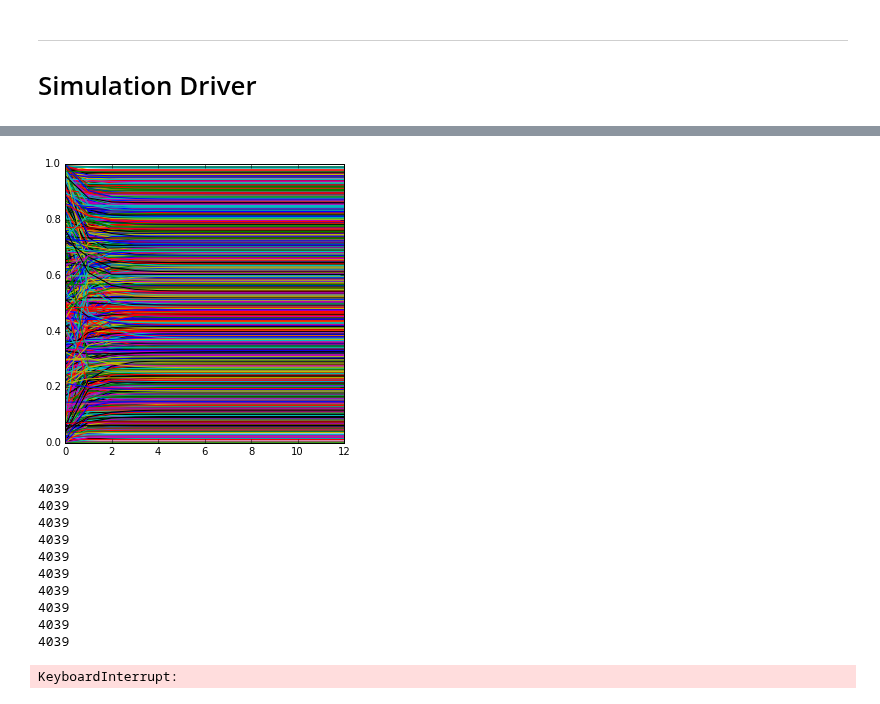
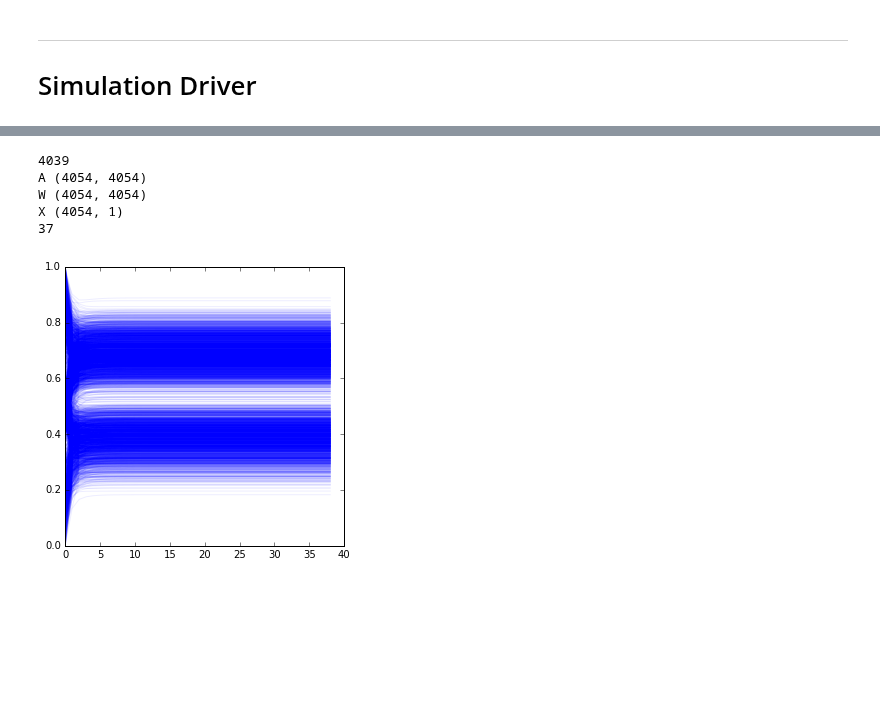
Before and after one commit to cocochrane/CS280R_FinalProject, a Jupyter notebook: Network Simulations.ipynb, the cells around one changed output, grey strips where cells are left out. Drawn from its saved outputs; the diff is of its cells as text; code cells hidden in the pictures; blank space fills up the shorter version.

```diff
--- a/Network Simulations.ipynb
+++ b/Network Simulations.ipynb
@@ -315,7 +463,7 @@ def initiate_matrices(num_news, num_fake_news, weight_for_significant_others, we
     ###########################
     A_matrix = construct_A_matrix(num_news,num_fake_news)
     W_matrix, news_sites, fake_news_sites, democrats, republicans = construct_W_matrix(A_matrix,total_network,num_news,num_fake_news,weight_for_significant_others,weight_given_to_news_sources,number_news_connections)
-    X_matrix = construct_X0_matrix(news_sites, fake_news_sites, democrats, republicans)
+    X_matrix = construct_X0_matrix_Gaussian(news_sites, fake_news_sites, democrats, republicans)
 
     return W_matrix, A_matrix, X_matrix
 # %%
@@ -451,42 +580,61 @@ KeyboardInterrupt:
+# %%
+#######Parameters#########
+num_news = 7
+num_fake_news = 8
+weight_for_significant_others = 0.2
+weight_given_to_news_sources = 0
+number_news_connections = 2
+###########################
+tol = 10**(-10) # change the tolerance if needed for convergence
+
+count = 0
+W, A, X = initiate_matrices(num_news, num_fake_news, weight_for_significant_others, weight_given_to_news_sources, number_news_connections)
+print("A",A.shape)
+print("W",W.shape)
+print("X",X.shape)
+#####Check###
+#check_W(W)
+#check_A(A)
+#check_X0(X)
+############
+
+X0 = X[:,:]
+X_new = update_beliefs(A, W, X, X0)
+
+belief_results =  [X0, X_new]
+
+while np.linalg.norm(np.subtract(X,X_new)) > tol:
+    X = X_new
+    count += 1
+    X_new = update_beliefs(A, W, X, X0)
+    flag = False
+    for i in X_new:
+        if i[0] > 1.0 or i[0] < 0:
+            print("Problem")
+            flag = True
+
+    belief_results.append(X_new)
+
+print(count)
+# %% [output]
+4039
+A (4054, 4054)
+W (4054, 4054)
+X (4054, 1)
+37
 # %%
 ppl = []
 for p in range(4039):
     person = []
     for m in range(len(belief_results)):
         person.append(belief_results[m][p])
     ppl.append(person)
 
 import matplotlib.pyplot as plt
 %matplotlib inline
 plt.figure(figsize=(5,5))
 
 for i in range(len(ppl)):
-    plt.plot(ppl[i])
+    plt.plot(ppl[i],'b-', alpha=0.07)
 # %% [output]
-[figure, old version]
+[figure, new version]
-# %%
-for num_fake_news in [0,40]:#[0,10,20,30,40]:
-    for num_news in [1,25]:#[1,6,11,16,21,25]:
-        for weight_for_significant_others in [0.1,0.4]:#[0,0.10,0.20,0.30,0.40]:
-            for num_news_connections in [1,9]:#[1,3,5,7,9]:
-                weight_given_to_news_sources = (0.8-2*weight_for_significant_others)/float(num_news_connections)
-
-                W, A, X = initiate_matrices(num_news, num_fake_news, weight_for_significant_others, weight_given_to_news_sources, number_news_connections)
-
-                #####Check###
-                check_W(W)
-                check_A(A)
-                check_X0(X)
-                ############
-# %% [output]
-4039
-4039
-4039
-4039
-4039
-4039
-4039
-4039
-4039
-4039
-KeyboardInterrupt:
```
Also changed, not shown: parts of 6 cells of this notebook.
